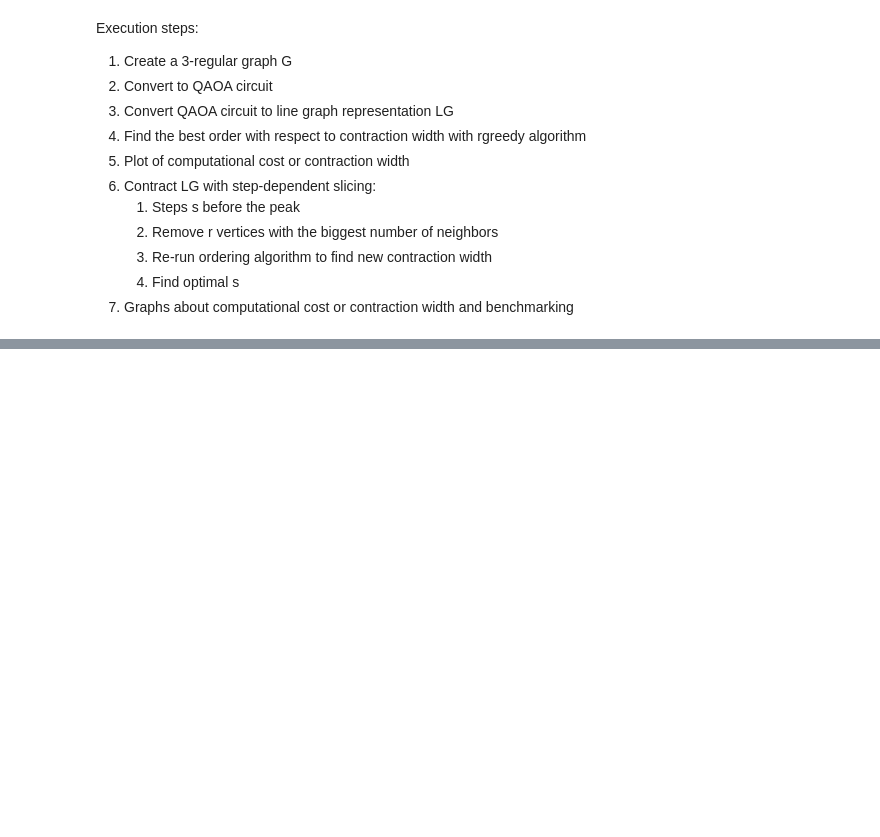
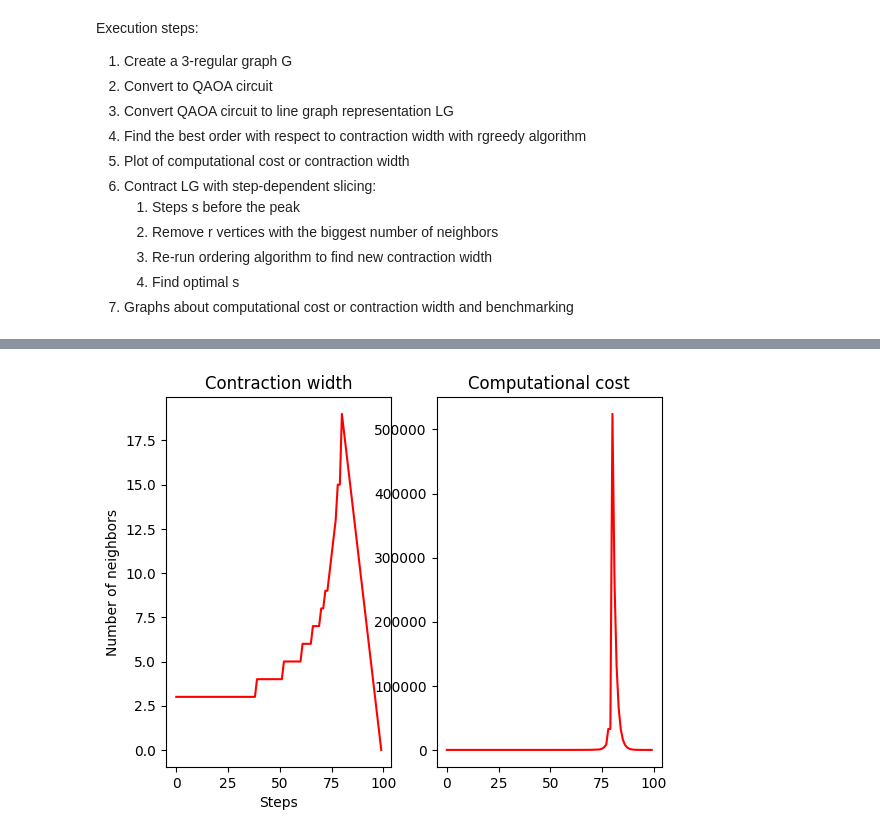
Before and after one commit to richardm1234/stepDependentSlicing_AQC, a Jupyter notebook: demo.ipynb, the cells around one changed output, grey strips where cells are left out. Drawn from its saved outputs; the diff is of its cells as text; code cells hidden in the pictures; blank space fills up the shorter version.

```diff
--- a/demo.ipynb
+++ b/demo.ipynb
@@ -39,0 +46,4 @@ Max contraction width was 18 now it's 15 with optimal step S = 0
+# %%
+graph.plotNeighbors(neighbors)
+# %% [output]
+[figure, added]
```
Also changed, not shown: parts of 5 cells of this notebook, 1 other file.
